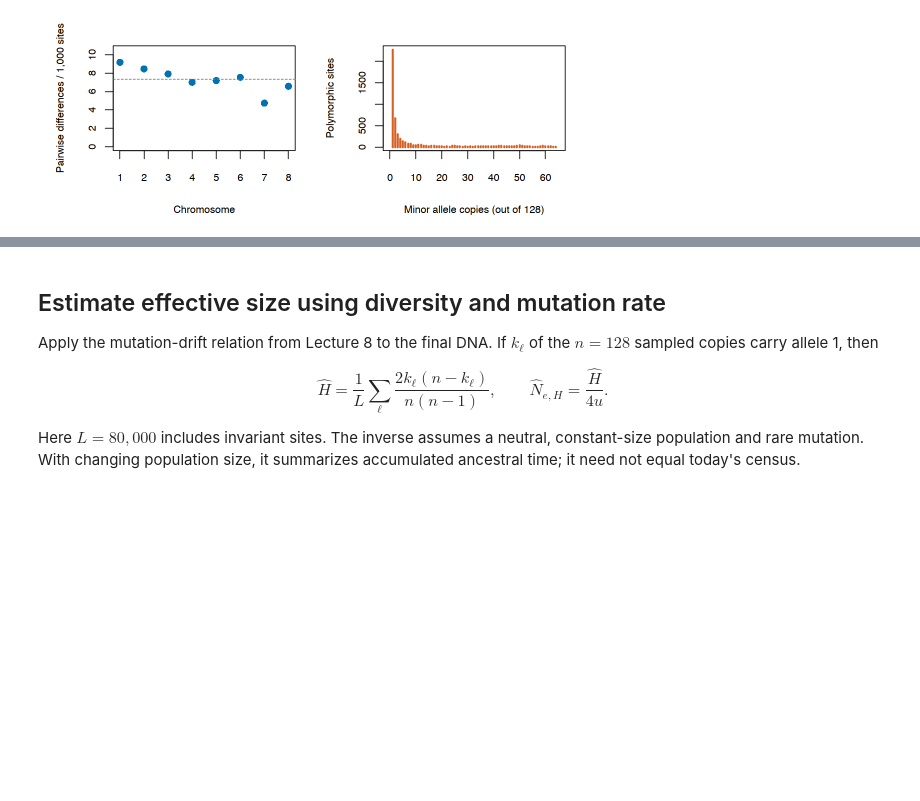
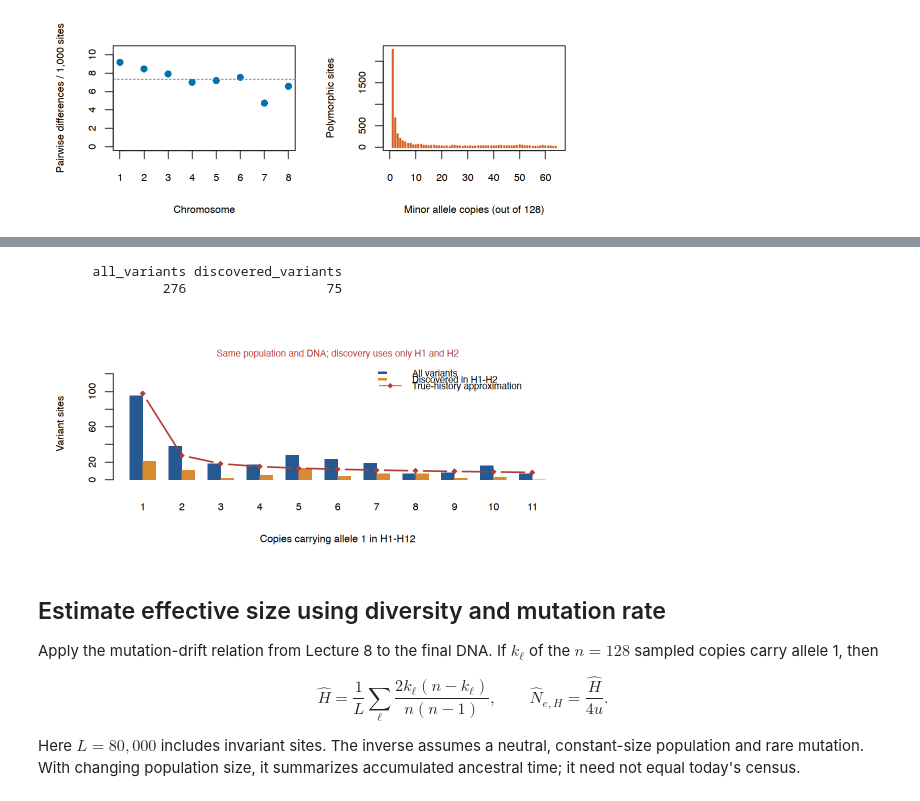
Before and after one commit to StatFunGen/hpgR, a Jupyter notebook: notebooks/P8149_Lecture_9_Effective_Size_and_History.ipynb, the cells around one changed output, grey strips where cells are left out. Drawn from its saved outputs; the diff is of its cells as text; code cells hidden in the pictures; blank space fills up the shorter version.

Commit message:
add SFS functions

```diff
--- a/notebooks/P8149_Lecture_9_Effective_Size_and_History.ipynb
+++ b/notebooks/P8149_Lecture_9_Effective_Size_and_History.ipynb
@@ -19155,3 +236,31 @@ drawFigure("population_sample_summaries", function() {
+# %%
+H <- observed$haplotypes[1:12, 1:10000, drop = FALSE]
+counts <- colSums(H)
+all_sfs <- tabulate(counts, nrow(H) - 1L)
+discovered <- H[1, ] != H[2, ]
+discovered_sfs <- tabulate(counts[discovered], nrow(H) - 1L)
+schedule <- populationSizeSchedule(candidate_designs$recent_founding, population_design)
+recent_sizes <- head(c(20L,schedule[-1L]),-1L)
+expectation <- expectedHistorySFS(12,c(100,recent_sizes),population_design$mutation_rate, 10000)
+drawFigure("population_arg_spectrum", function() {
+    par(mar = c(4.7, 4.7, 3.3, 1), bg = "white")
+    x <- barplot(rbind(all_sfs, discovered_sfs), beside = TRUE,
+        col = c("#265991", "#D88B31"), border = NA,
+        names.arg = seq_len(nrow(H) - 1L), xlab = "Copies carrying allele 1 in H1-H12",
+        ylab = "Variant sites", ylim = c(0, max(all_sfs, expectation) * 1.3))
+    lines(colMeans(x), expectation, col = "#B33B32", type = "b", pch = 18, lwd = 2)
+    legend("topright", c("All variants", "Discovered in H1-H2", "True-history approximation"),
+        fill = c("#265991", "#D88B31", NA), border = NA,
+        col = c(NA, NA, "#B33B32"), lty = c(NA, NA, 1),
+        pch = c(NA, NA, 18), bty = "n", cex = .9, y.intersp = 1.6)
+    mtext("Same population and DNA; discovery uses only H1 and H2",
+          side = 3, line = .6, col = "#B33B32", cex = .9)
+}, height = 4)
+print(c(all_variants = sum(all_sfs), discovered_variants = sum(discovered_sfs)))
+# %% [output]
+       all_variants discovered_variants
+                276                  75
+[figure, added]
 # %% [markdown]
 ## Estimate effective size using diversity and mutation rate
 
```
Also changed, not shown: parts of 5 cells of this notebook, 43 other files.
